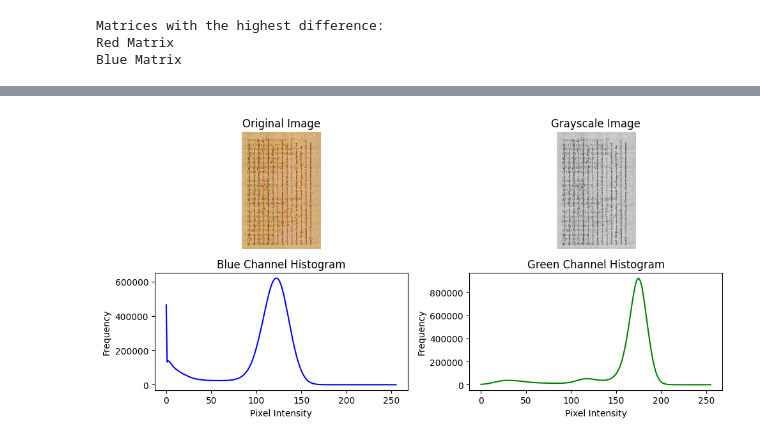
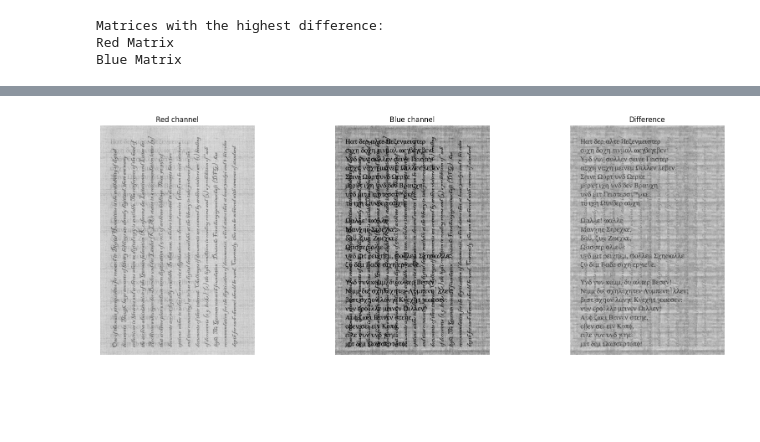
Before and after one commit to Maserezio/document_analysis, a Jupyter notebook: assignment_1/palimpsest.ipynb, the cells around one changed output, grey strips where cells are left out. Cells and saved outputs as stored; diff of their text form; code cells hidden in the pictures; blank space fills up the shorter version.

```diff
--- a/assignment_1/palimpsest.ipynb
+++ b/assignment_1/palimpsest.ipynb
@@ -46,37 +46,24 @@ plt.show()
-# %%
-gray_image = cv2.cvtColor(image, cv2.COLOR_BGR2GRAY)
-
-# Calculate histograms for each channel
-hist_blue = cv2.calcHist([image], [0], None, [256], [0, 256])
-hist_green = cv2.calcHist([image], [1], None, [256], [0, 256])
-hist_red = cv2.calcHist([image], [2], None, [256], [0, 256])
-
-# Plot histograms
-plt.figure(figsize=(10, 5))
-
-plt.subplot(2, 2, 1)
-plt.imshow(cv2.cvtColor(image, cv2.COLOR_BGR2RGB))
-plt.title('Original Image')
-plt.axis('off')
-
-plt.subplot(2, 2, 2)
-plt.imshow(gray_image, cmap='gray')
-plt.title('Grayscale Image')
-plt.axis('off')
-
-plt.subplot(2, 2, 3)
-plt.plot(hist_blue, color='blue')
-plt.title('Blue Channel Histogram')
-plt.xlabel('Pixel Intensity')
-plt.ylabel('Frequency')
-
-plt.subplot(2, 2, 4)
-plt.plot(hist_green, color='green')
-plt.title('Green Channel Histogram')
-plt.xlabel('Pixel Intensity')
-plt.ylabel('Frequency')
-
-plt.tight_layout()
-plt.show()
-# %% [output]
-[figure, removed]
+# %%
+plt.figure(figsize=(18, 6))
+
+plt.subplot(1, 3, 1)
+plt.imshow(red_channel, cmap='gray')
+plt.title('Red channel')
+plt.axis('off')
+
+plt.subplot(1, 3, 2)
+plt.imshow(blue_channel, cmap='gray')
+plt.title('Blue channel')
+plt.axis('off')
+
+# Creating the third subplot
+plt.subplot(1, 3, 3)
+plt.imshow(blue_channel-red_channel, cmap='gray')
+plt.title('Difference')
+plt.axis('off')
+
+plt.tight_layout()
+
+plt.show()
+# %% [output]
+[figure, added]
```
Also changed, not shown: parts of 9 cells of this notebook, 11 other files.
